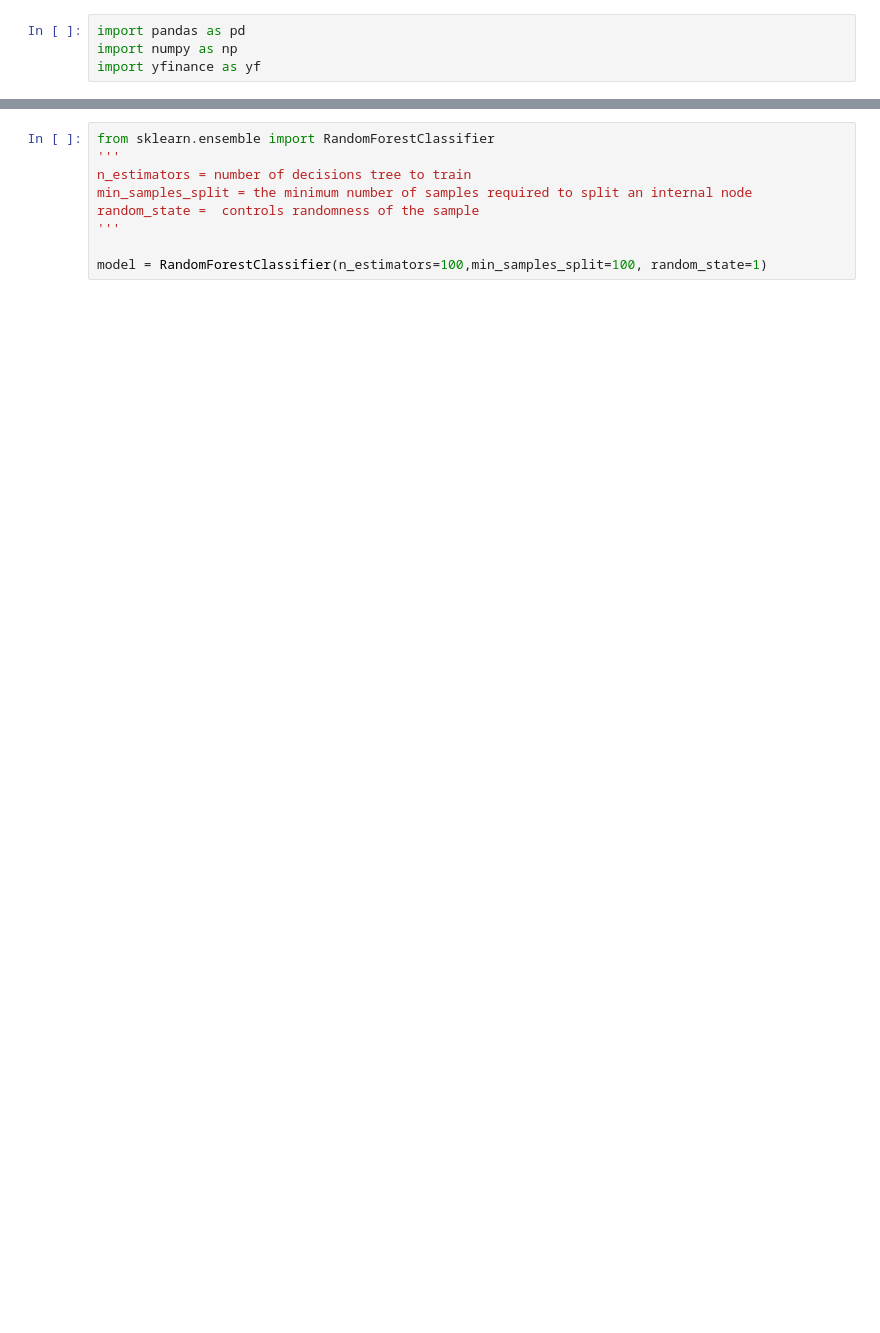
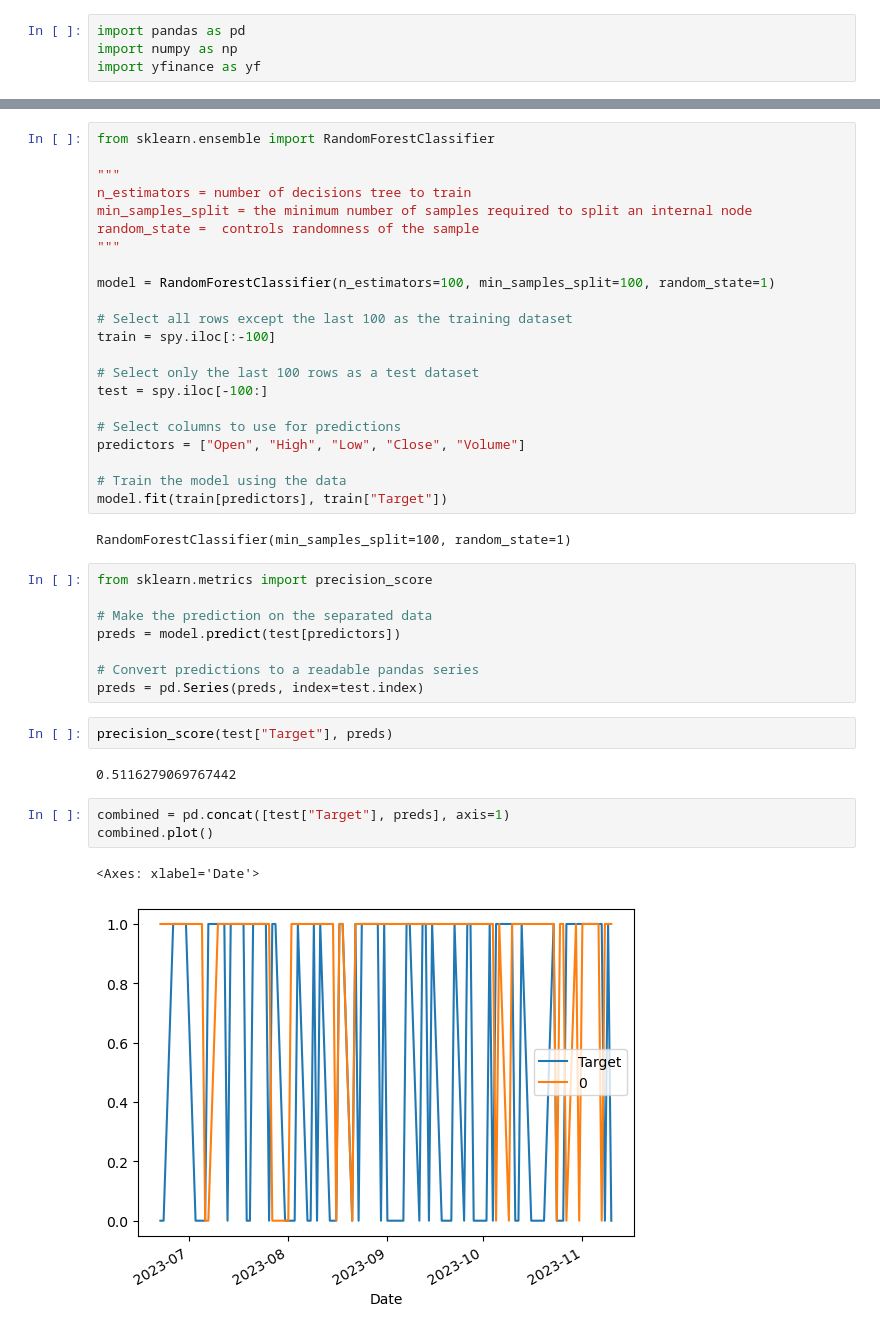
Before and after one commit to a-alejo/SP500-Stock-Analysis, a Jupyter notebook: Stock-ML.ipynb, the cells around one changed output, grey strips where cells are left out. Drawn from its saved outputs; the diff is of its cells as text; blank space fills up the shorter version.

Commit message:
Improved the model

```diff
--- a/Stock-ML.ipynb
+++ b/Stock-ML.ipynb
@@ -35,9 +35,42 @@ spy
 # %%
 from sklearn.ensemble import RandomForestClassifier
-'''
+
+"""
 n_estimators = number of decisions tree to train
 min_samples_split = the minimum number of samples required to split an internal node
 random_state =  controls randomness of the sample
-'''
+"""
 
-model = RandomForestClassifier(n_estimators=100,min_samples_split=100, random_state=1)
+model = RandomForestClassifier(n_estimators=100, min_samples_split=100, random_state=1)
+
+# Select all rows except the last 100 as the training dataset
+train = spy.iloc[:-100]
+
+# Select only the last 100 rows as a test dataset
+test = spy.iloc[-100:]
+
+# Select columns to use for predictions
+predictors = ["Open", "High", "Low", "Close", "Volume"]
+
+# Train the model using the data
+model.fit(train[predictors], train["Target"])
+# %% [output]
+RandomForestClassifier(min_samples_split=100, random_state=1)
+# %%
+from sklearn.metrics import precision_score
+
+# Make the prediction on the separated data
+preds = model.predict(test[predictors])
+
+# Convert predictions to a readable pandas series
+preds = pd.Series(preds, index=test.index)
+# %%
+precision_score(test["Target"], preds)
+# %% [output]
+0.5116279069767442
+# %%
+combined = pd.concat([test["Target"], preds], axis=1)
+combined.plot()
+# %% [output]
+<Axes: xlabel='Date'>
+[figure, added]
```
Also changed, not shown: parts of 10 cells of this notebook, 1 other file.
